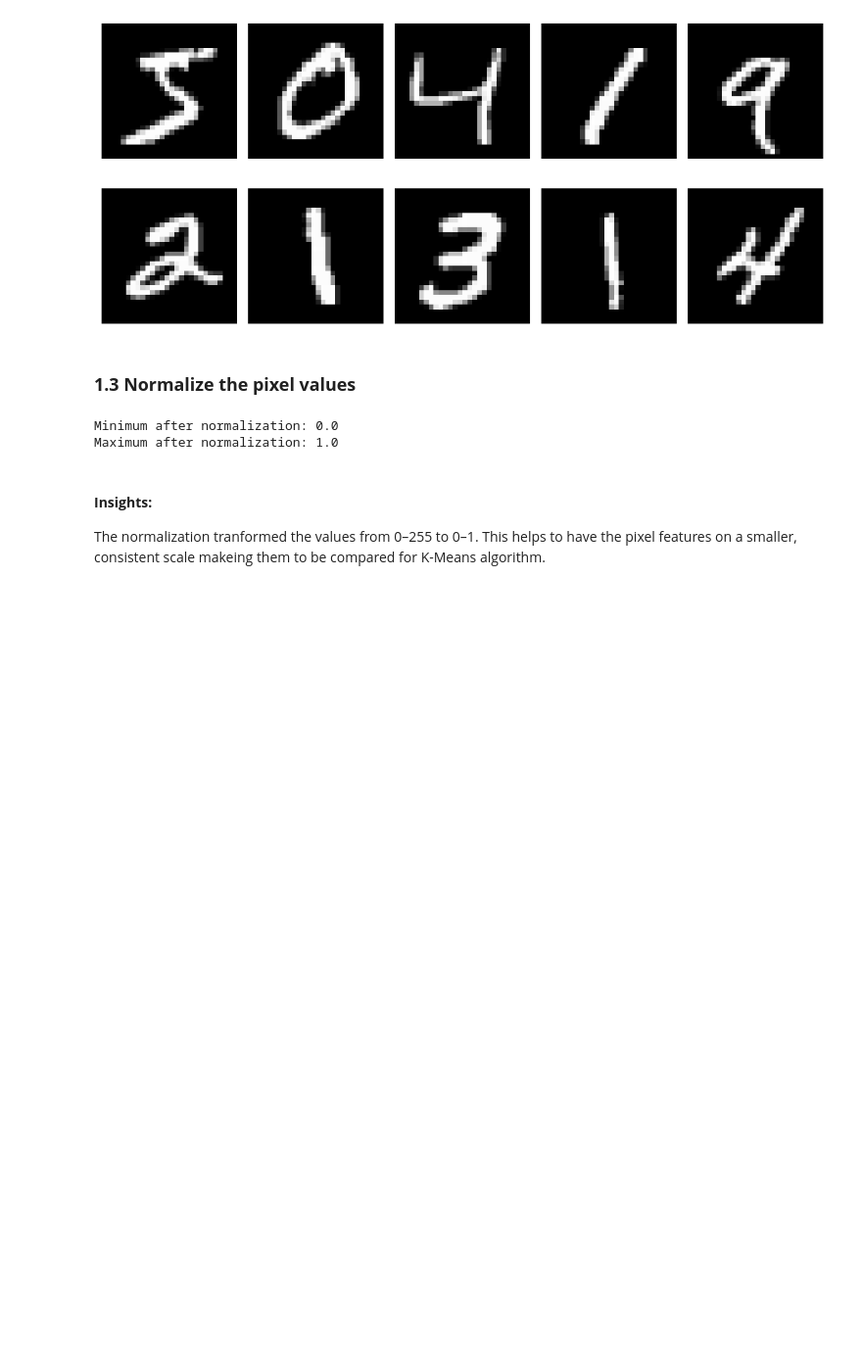
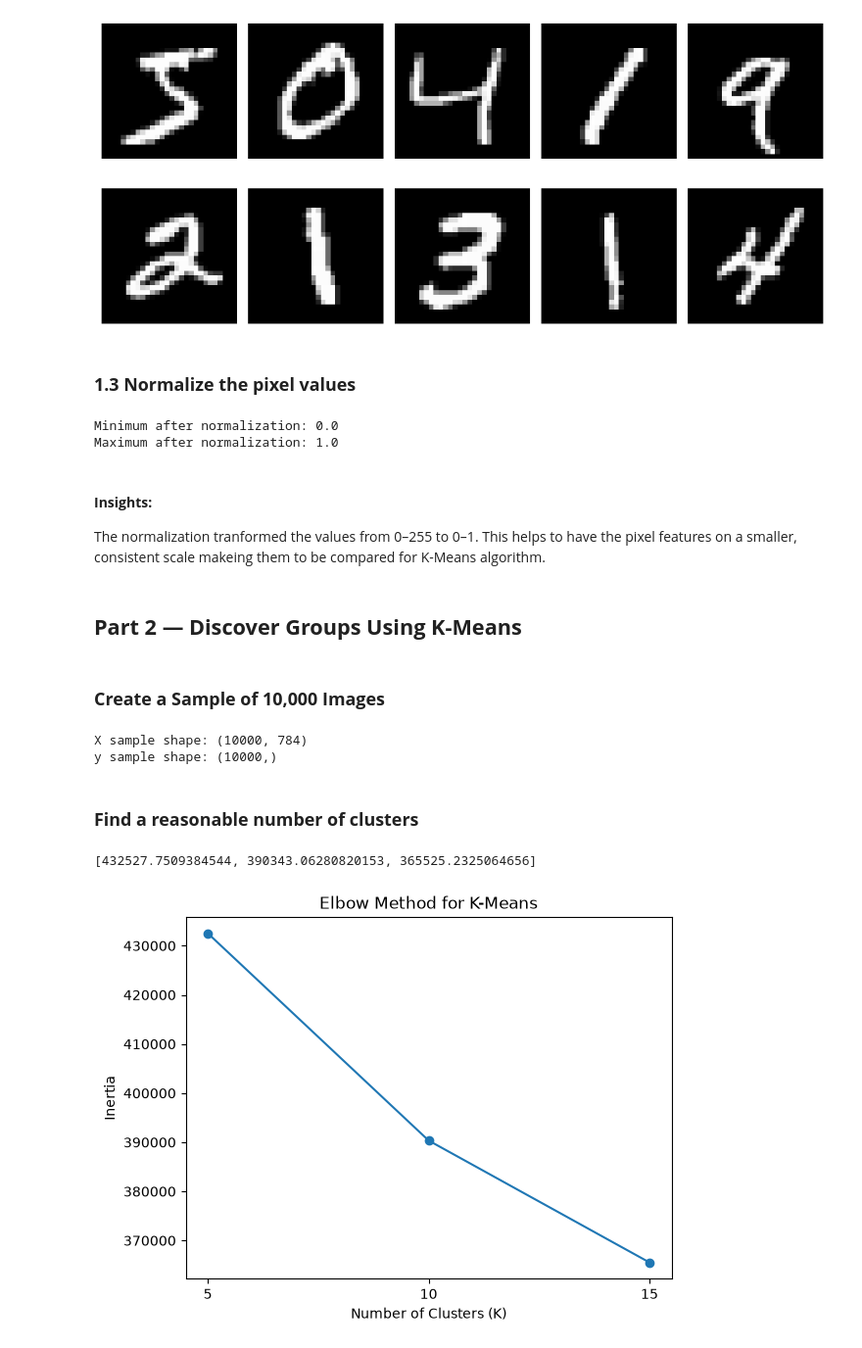
Before and after one commit to Yvesangwa/DAAI_projects, a Jupyter notebook: Project_4_Unsupervised_Image_Clustering/Unsupervised_Image_Clustering.ipynb, the cells around one changed output. Shown at 98% size. Cells and saved outputs as stored; diff of their text form; code cells hidden in the pictures; blank space fills up the shorter version.

Commit message:
Discovering groups using K-Means

```diff
--- a/Project_4_Unsupervised_Image_Clustering/Unsupervised_Image_Clustering.ipynb
+++ b/Project_4_Unsupervised_Image_Clustering/Unsupervised_Image_Clustering.ipynb
@@ -86,3 +90,57 @@ Maximum after normalization: 1.0
 #### **Insights:**
 
 The normalization tranformed the values from 0–255 to 0–1. This helps to have the pixel features on a smaller, consistent scale makeing them to be compared for K-Means algorithm.
+# %% [markdown]
+## **Part 2 — Discover Groups Using K-Means**
+# %% [markdown]
+### **Create a Sample of 10,000 Images**
+# %%
+# Create a Sample of 10,000 Images
+
+rng = np.random.RandomState(42)
+
+sample_indices = rng.choice(
+    len(X),
+    size=10000,
+    replace=False)
+
+X_sample = X[sample_indices]
+y_sample = y[sample_indices]
+
+print("X sample shape:", X_sample.shape)
+print("y sample shape:", y_sample.shape)
+# %% [output]
+X sample shape: (10000, 784)
+y sample shape: (10000,)
+# %% [markdown]
+### **Find a reasonable number of clusters**
+# %%
+# Compare K = 5, 10, and 15
+
+k_values = [5, 10, 15]
+inertia = []
+
+for k in k_values:
+    kmeans = KMeans(
+        n_clusters=k,
+        random_state=42,
+        n_init=10
+    )
+
+    kmeans.fit(X_sample)
+    inertia.append(kmeans.inertia_)
+
+print(inertia)
+# %% [output]
+[432527.7509384544, 390343.06280820153, 365525.2325064656]
+# %%
+# Create the Elbow Plot
+
+plt.plot(k_values, inertia, marker="o")
+plt.xlabel("Number of Clusters (K)")
+plt.ylabel("Inertia")
+plt.title("Elbow Method for K-Means")
+plt.xticks(k_values)
+plt.show()
+# %% [output]
+[figure, added]
```
Also changed, not shown: parts of 10 cells of this notebook.
